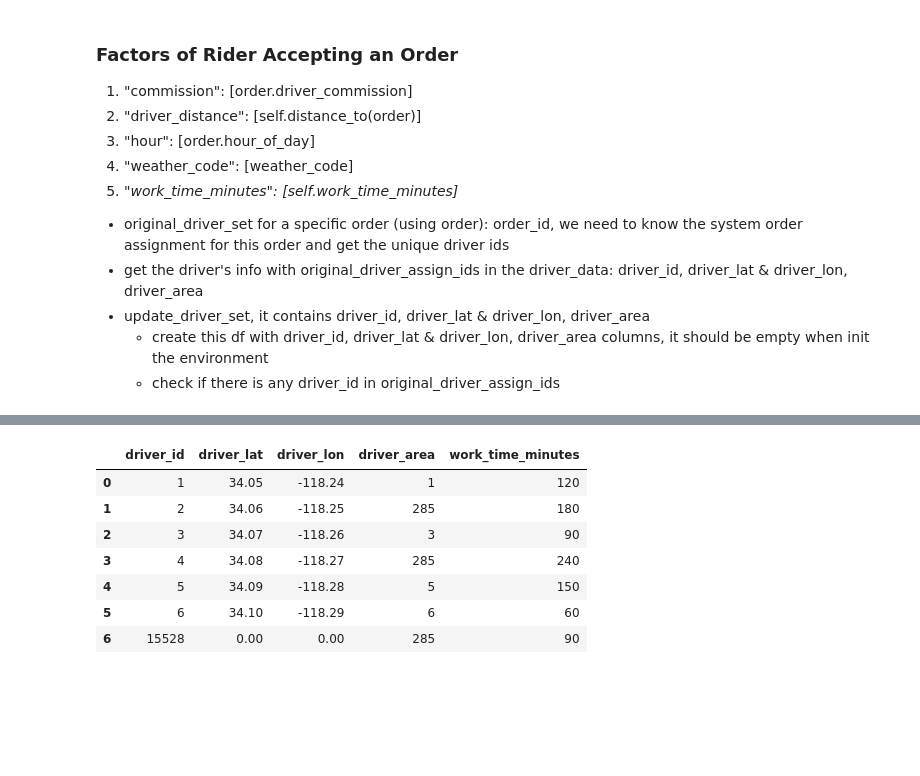
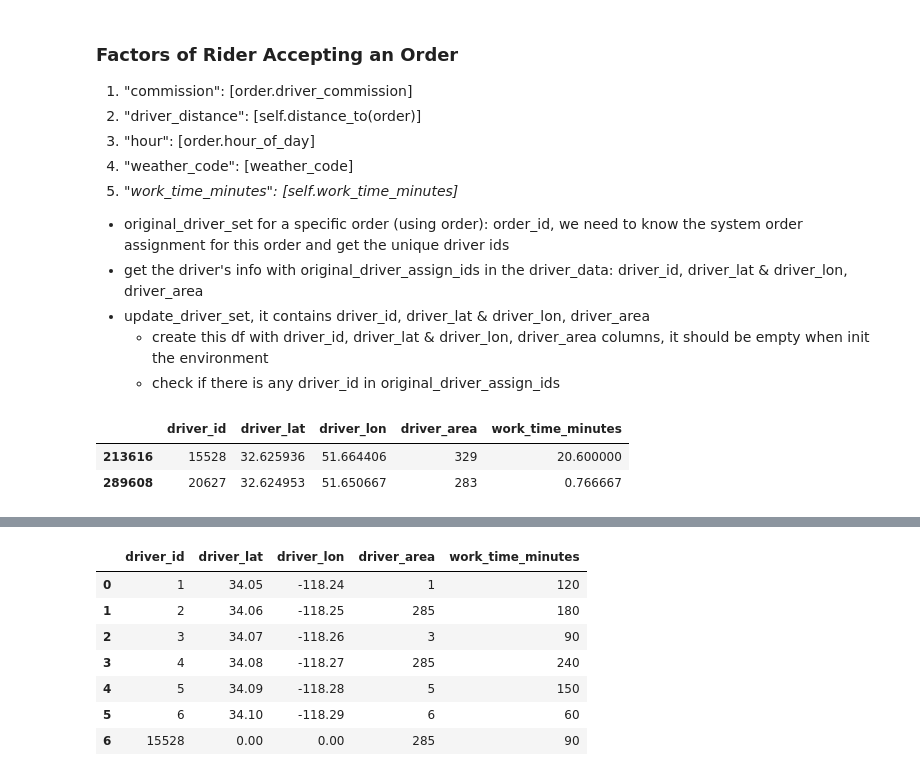
Before and after one commit to QianZeHao123/RideHail, a Jupyter notebook: zzz_main.ipynb, the cells around one changed output, grey strips where cells are left out. Cells and saved outputs as stored; diff of their text form; code cells hidden in the pictures; blank space fills up the shorter version.

```diff
--- a/zzz_main.ipynb
+++ b/zzz_main.ipynb
@@ -626,6 +674,13 @@ driver_manager.update_driver_set = pd.DataFrame({
     "driver_area": [1, 285, 3, 285, 5, 6, 285],
     "work_time_minutes": [120, 180, 90, 240, 150, 60, 90],
 })
+# %%
+original_driver_set = driver_manager.get_original_driver_set(order=order)
+original_driver_set
+# %% [output]
+|  | driver_id | driver_lat | driver_lon | driver_area | work_time_minutes |
+| 213616 | 15528 | 32.625936 | 51.664406 | 329 | 20.600000 |
+| 289608 | 20627 | 32.624953 | 51.650667 | 283 | 0.766667 |
 # %%
 driver_pool = driver_manager.get_driver_pool(order=order)
 driver_pool
```
Also changed, not shown: parts of 5 cells of this notebook.
